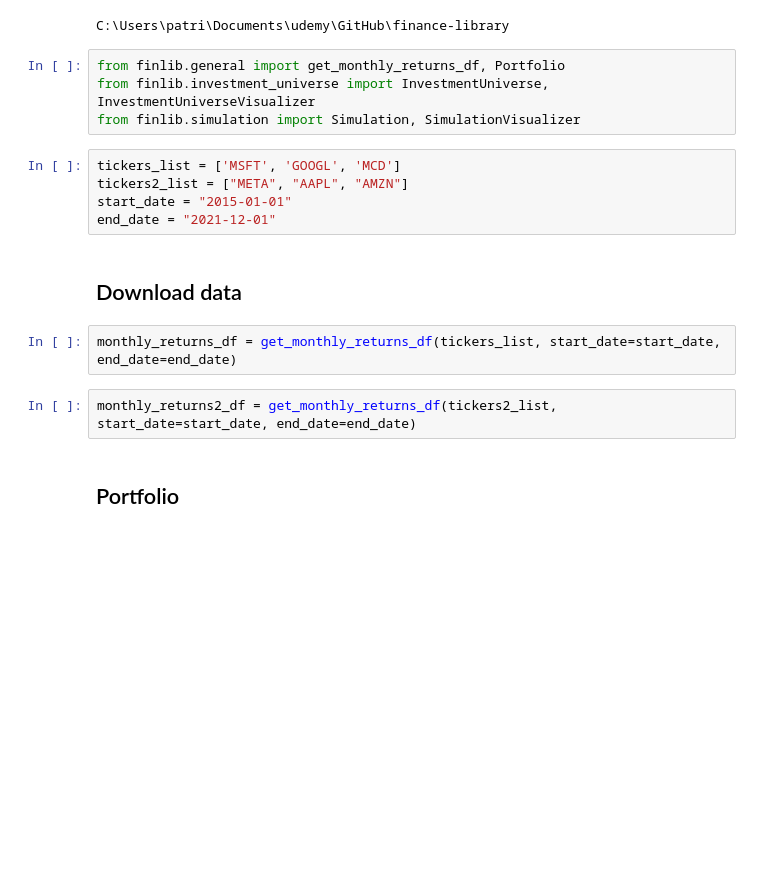
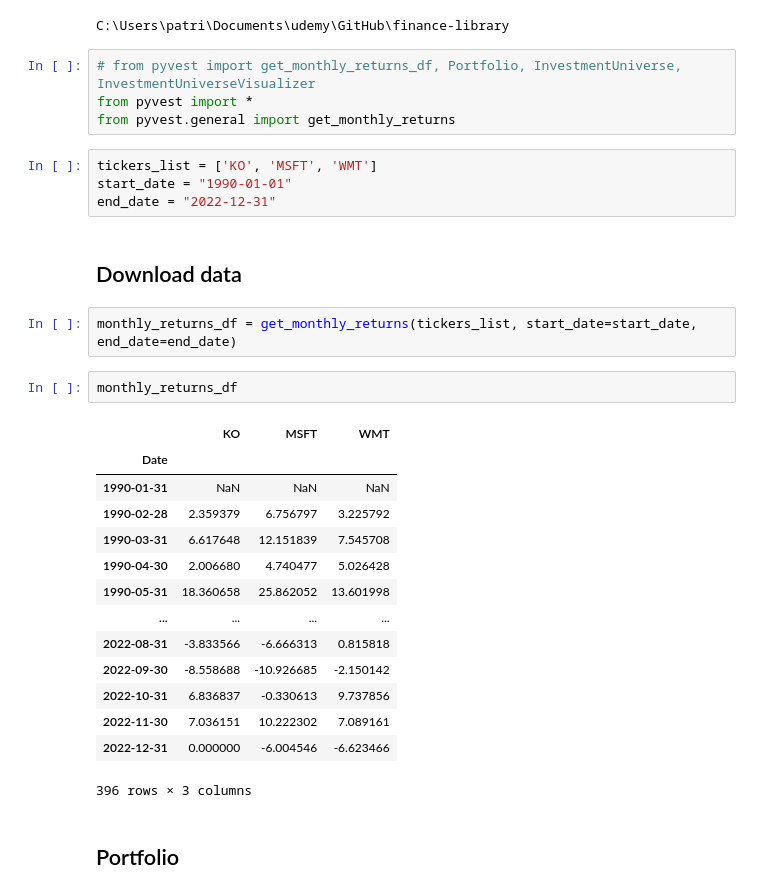
Before and after one commit to pamun/pyvest, a Jupyter notebook: examples/finance_library_investment_universe_tests.ipynb, the cells around one changed output. Cells and saved outputs as stored; diff of their text form; blank space fills up the shorter version.

```diff
--- a/examples/finance_library_investment_universe_tests.ipynb
+++ b/examples/finance_library_investment_universe_tests.ipynb
@@ -3,19 +3,33 @@
 # %% [output]
 C:\Users\patri\Documents\udemy\GitHub\finance-library
 # %%
-from finlib.general import get_monthly_returns_df, Portfolio
-from finlib.investment_universe import InvestmentUniverse, InvestmentUniverseVisualizer
-from finlib.simulation import Simulation, SimulationVisualizer
+# from pyvest import get_monthly_returns_df, Portfolio, InvestmentUniverse, InvestmentUniverseVisualizer
+from pyvest import *
+from pyvest.general import get_monthly_returns
 # %%
-tickers_list = ['MSFT', 'GOOGL', 'MCD']
-tickers2_list = ["META", "AAPL", "AMZN"]
-start_date = "2015-01-01"
-end_date = "2021-12-01"
+tickers_list = ['KO', 'MSFT', 'WMT']
+start_date = "1990-01-01"
+end_date = "2022-12-31"
 # %% [markdown]
 ## Download data
 # %%
-monthly_returns_df = get_monthly_returns_df(tickers_list, start_date=start_date, end_date=end_date)
+monthly_returns_df = get_monthly_returns(tickers_list, start_date=start_date, end_date=end_date)
-# %%
-monthly_returns2_df = get_monthly_returns_df(tickers2_list, start_date=start_date, end_date=end_date)
+# %%
+monthly_returns_df
+# %% [output]
+|  | KO | MSFT | WMT |
+| Date |  |  |  |
+| 1990-01-31 | NaN | NaN | NaN |
+| 1990-02-28 | 2.359379 | 6.756797 | 3.225792 |
+| 1990-03-31 | 6.617648 | 12.151839 | 7.545708 |
+| 1990-04-30 | 2.006680 | 4.740477 | 5.026428 |
+| 1990-05-31 | 18.360658 | 25.862052 | 13.601998 |
+| ... | ... | ... | ... |
+| 2022-08-31 | -3.833566 | -6.666313 | 0.815818 |
+| 2022-09-30 | -8.558688 | -10.926685 | -2.150142 |
+| 2022-10-31 | 6.836837 | -0.330613 | 9.737856 |
+| 2022-11-30 | 7.036151 | 10.222302 | 7.089161 |
+| 2022-12-31 | 0.000000 | -6.004546 | -6.623466 |
+396 rows × 3 columns
 # %% [markdown]
 ## Portfolio
```
Also changed, not shown: parts of 30 cells of this notebook, 2 other files.
